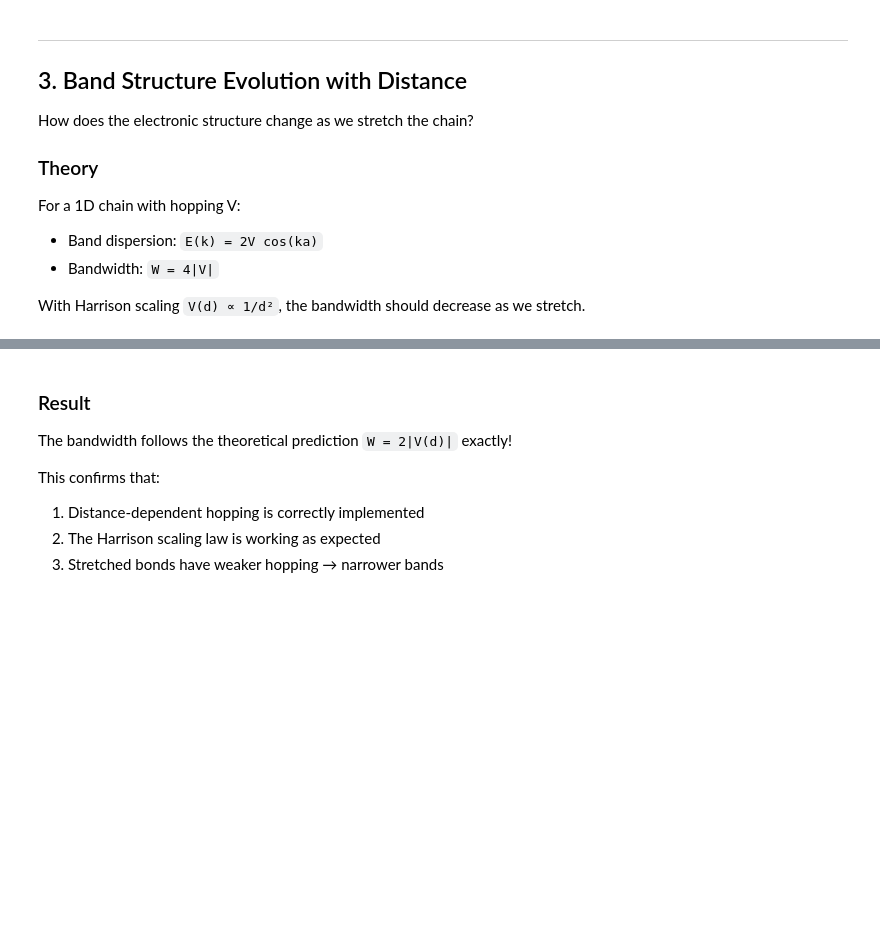
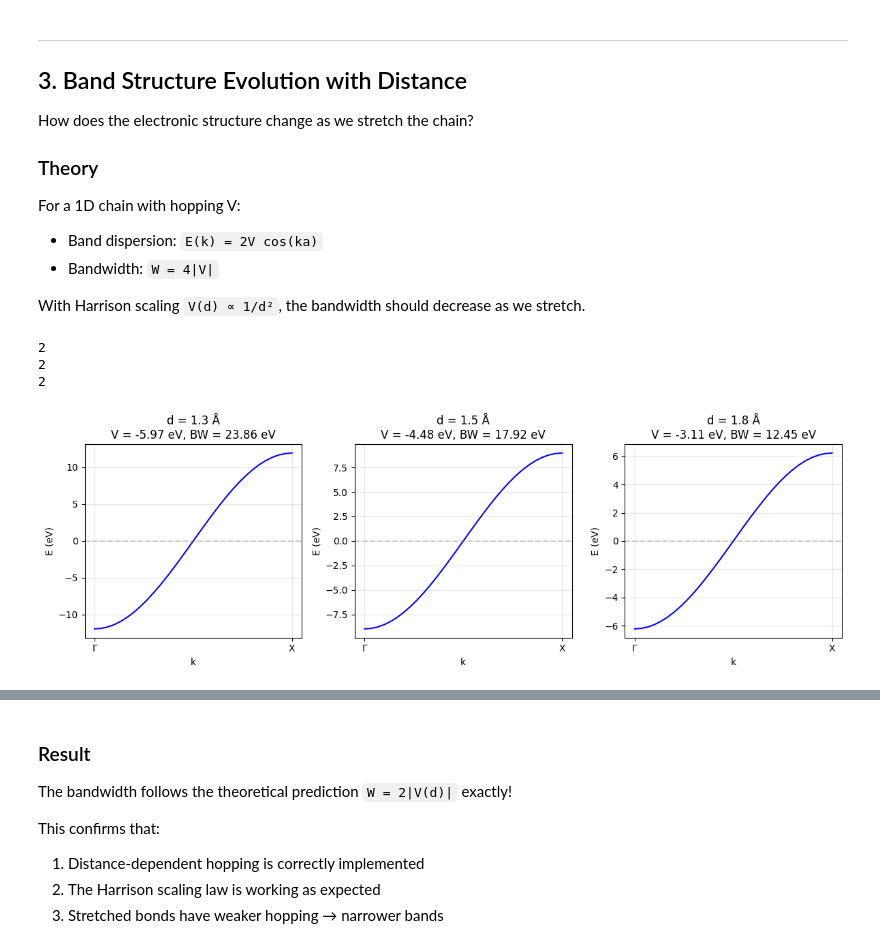
Before and after one commit to santoshkumarradha/pysktb, a Jupyter notebook: docs/source/examples/forces_and_scaling.ipynb, the cells around one changed output, grey strips where cells are left out. Saved outputs shown, nothing was run; the diff lists cells and outputs as text; code cells hidden in the pictures; blank space fills up the shorter version.

```diff
--- a/docs/source/examples/forces_and_scaling.ipynb
+++ b/docs/source/examples/forces_and_scaling.ipynb
@@ -165,7 +167,7 @@ energies_total = []
 
 for d in bond_lengths:
     structure = create_1d_chain(d)
-    ham = Hamiltonian(structure, params)
+    ham = Hamiltonian(structure, params, numba=0)  # Disable numba for compatibility
     forces = Forces(ham)
 
     E_total, E_band, E_rep = forces.get_total_energy(
@@ -251,30 +256,35 @@ With Harrison scaling `V(d) ∝ 1/d²`, the bandwidth should decrease as we stre
 # %%
 fig, axes = plt.subplots(1, 3, figsize=(12, 4))
 
 for ax, d in zip(axes, [1.3, 1.5, 1.8]):
     structure = create_1d_chain(d)
-    ham = Hamiltonian(structure, params)
+    ham = Hamiltonian(structure, params, numba=0)
 
     k_path = [[0, 0, 0], [0.5, 0, 0]]
     kpts, k_dist, sp_pts = ham.get_kpts(k_path, nk=30)
     eigenvalues = ham.solve_kpath(kpts, soc=False, parallel=False)
 
     for band in range(eigenvalues.shape[0]):
         ax.plot(k_dist, eigenvalues[band], 'b-', lw=1.5)
 
     bw = eigenvalues.max() - eigenvalues.min()
     V_at_d = params["CC"]["V_sss"](d)
 
     ax.axhline(0, color='gray', ls='--', alpha=0.3)
     ax.set_xlabel('k')
     ax.set_ylabel('E (eV)')
     ax.set_title(f'd = {d:.1f} Å\nV = {V_at_d:.2f} eV, BW = {bw:.2f} eV')
     ax.set_xticks([sp_pts[0], sp_pts[-1]])
     ax.set_xticklabels(['Γ', 'X'])
     ax.grid(True, alpha=0.3)
 
 plt.tight_layout()
 plt.show()
+# %% [output]
+2
+2
+2
+[figure, added]
 # %%
 # Bandwidth vs distance
 bandwidths = []
```
Also changed, not shown: parts of 3 cells of this notebook, 1 other file.
